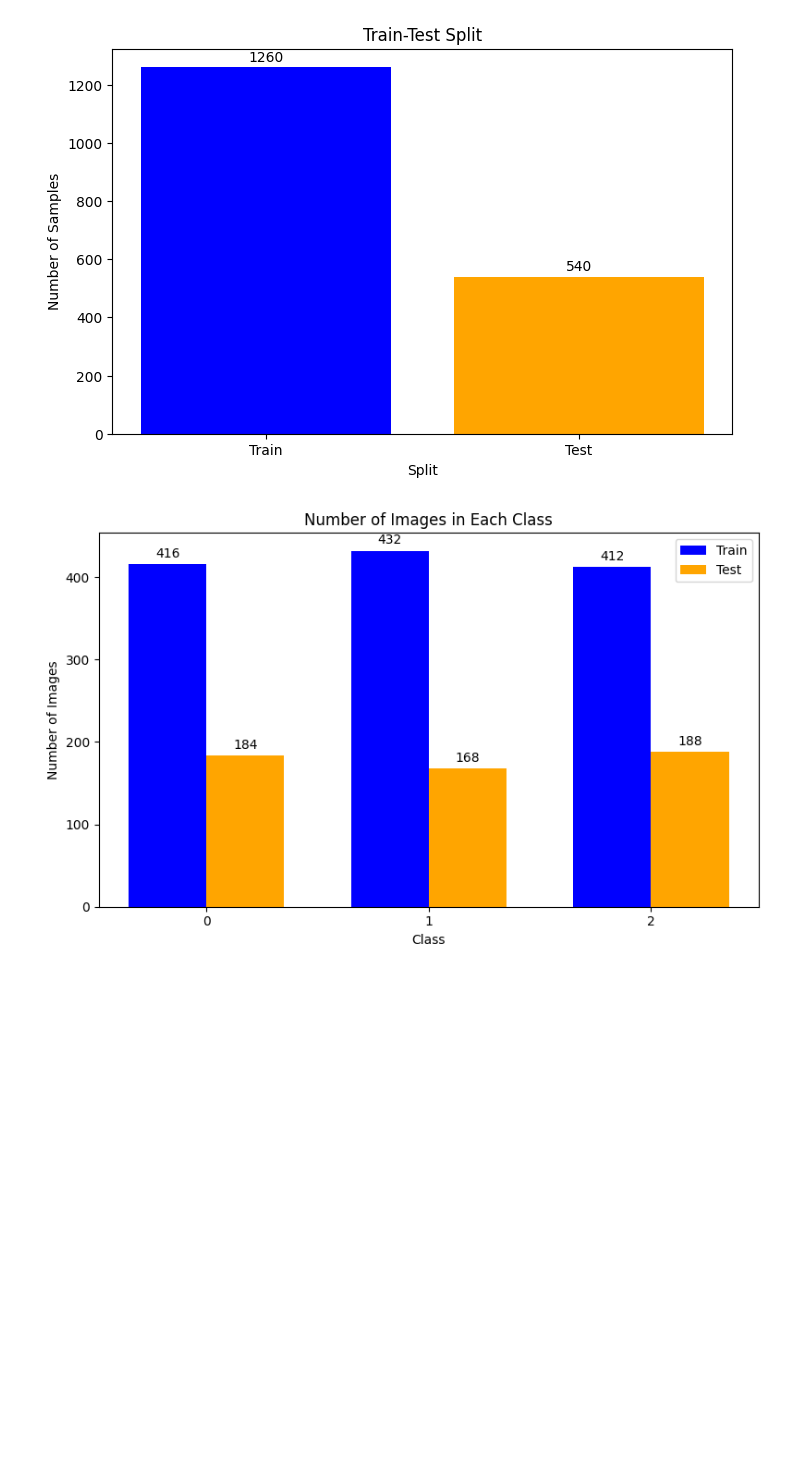
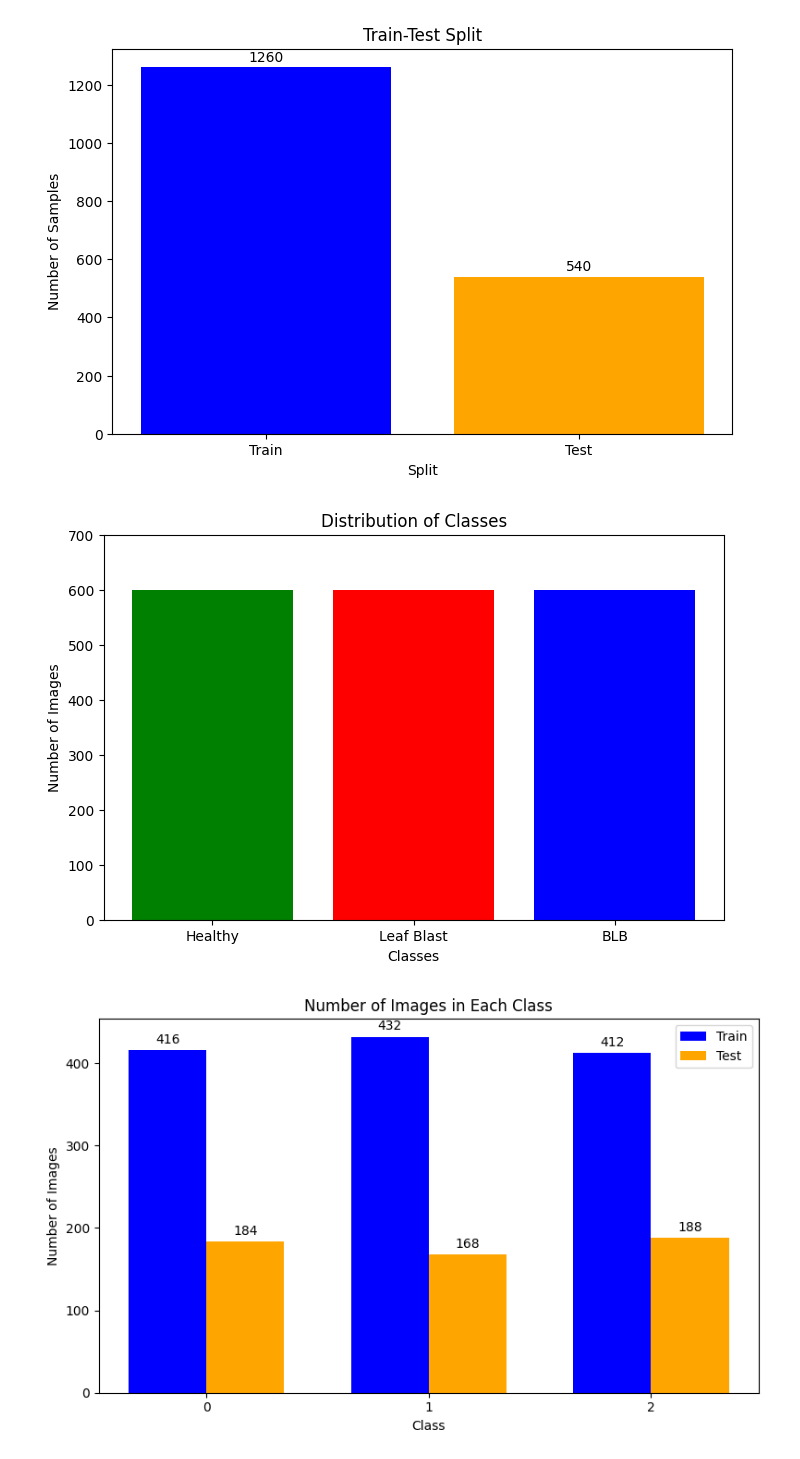
Before and after one commit to NagaSudharshan-K/RiceBioS-CNN, a Jupyter notebook: other_CNN_model_70_30.ipynb, the cells around one changed output. Saved outputs shown, nothing was run; the diff lists cells and outputs as text; code cells hidden in the pictures; blank space fills up the shorter version.

```diff
--- a/other_CNN_model_70_30.ipynb
+++ b/other_CNN_model_70_30.ipynb
@@ -117,6 +130,23 @@ plt.ylabel('Number of Samples')
 plt.show()
 # %% [output]
 [figure]
+# %%
+import matplotlib.pyplot as plt
+
+# Define the classes and their counts
+classes = ["Healthy", "Leaf Blast", "BLB"]
+counts = [600, 600, 600]
+
+# Create a bar chart
+plt.figure(figsize=(8, 5))
+plt.bar(classes, counts, color=['green', 'red', 'blue'])
+plt.xlabel('Classes')
+plt.ylabel('Number of Images')
+plt.title('Distribution of Classes')
+plt.ylim(0, 700)  # Setting y-axis limits
+plt.show()
+# %% [output]
+[figure, added]
 # %%
 import matplotlib.pyplot as plt
 import numpy as np
```
Also changed, not shown: parts of 32 cells of this notebook, 2 other files.
